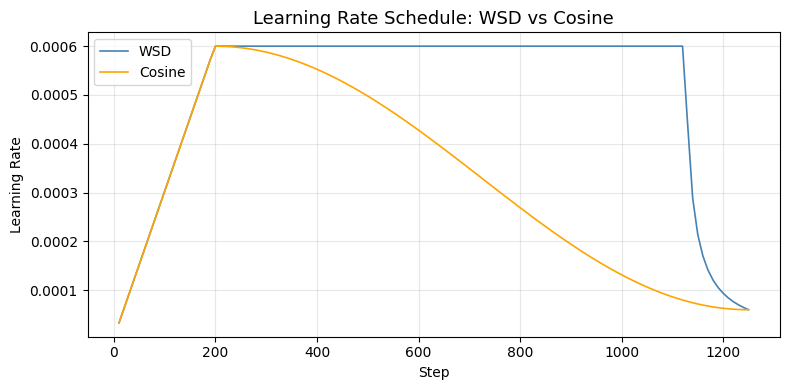
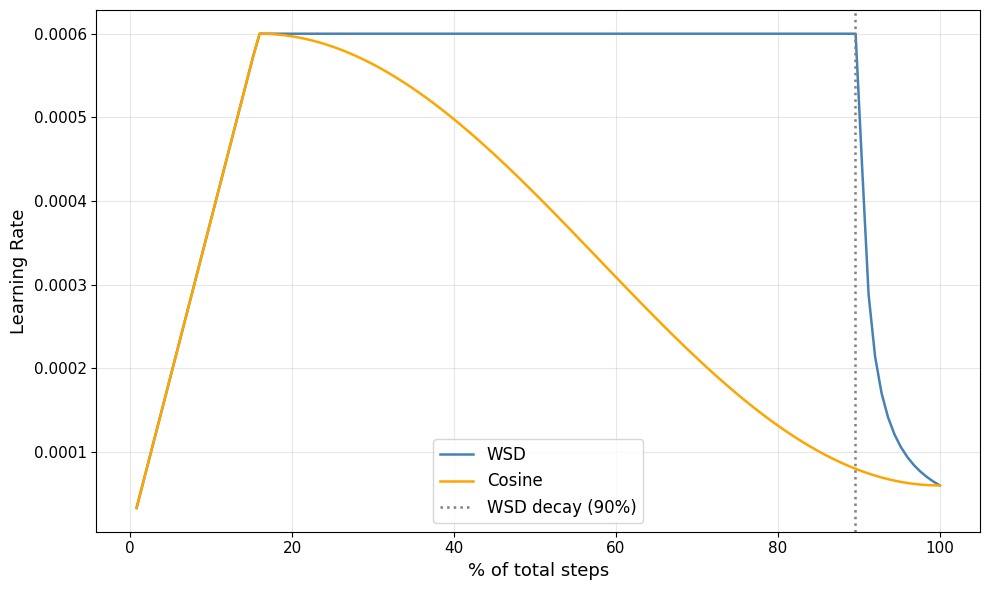
The notebook cell's code change between the first figure and the second:
--- before
+++ after
@@ -1,11 +1,19 @@
-fig, ax = plt.subplots(figsize=(8, 4))
+MAX_STEPS = wsd_train["step"].max()
 
-ax.plot(wsd_train["step"],    wsd_train["learning_rate"],    color="steelblue", linewidth=1.2, label="WSD")
-ax.plot(cosine_train["step"], cosine_train["learning_rate"], color="orange",    linewidth=1.2, label="Cosine")
+lr_diff = wsd_train["learning_rate"].diff()
+decay_step = int(wsd_train.loc[lr_diff[lr_diff < -1e-9].index[0], "step"])
+decay_pct = 89.5
 
-ax.set_title("Learning Rate Schedule: WSD vs Cosine", fontsize=13)
-ax.set_xlabel("Step")
-ax.set_ylabel("Learning Rate")
-ax.legend()
+fig, ax = plt.subplots(figsize=(10, 6))
+
+ax.plot(100 * wsd_train["step"] / MAX_STEPS,    wsd_train["learning_rate"],    color="steelblue", linewidth=1.8, label="WSD")
+ax.plot(100 * cosine_train["step"] / MAX_STEPS, cosine_train["learning_rate"], color="orange",    linewidth=1.8, label="Cosine")
+
+ax.axvline(decay_pct, color="gray", linewidth=1.8, linestyle=":", label=f"WSD decay ({decay_pct:.0f}%)")
+
+ax.set_xlabel("% of total steps", fontsize=13)
+ax.set_ylabel("Learning Rate", fontsize=13)
+ax.tick_params(labelsize=11)
+ax.legend(fontsize=12)
 ax.grid(True, alpha=0.3)
 plt.tight_layout()

Commit: change some plots